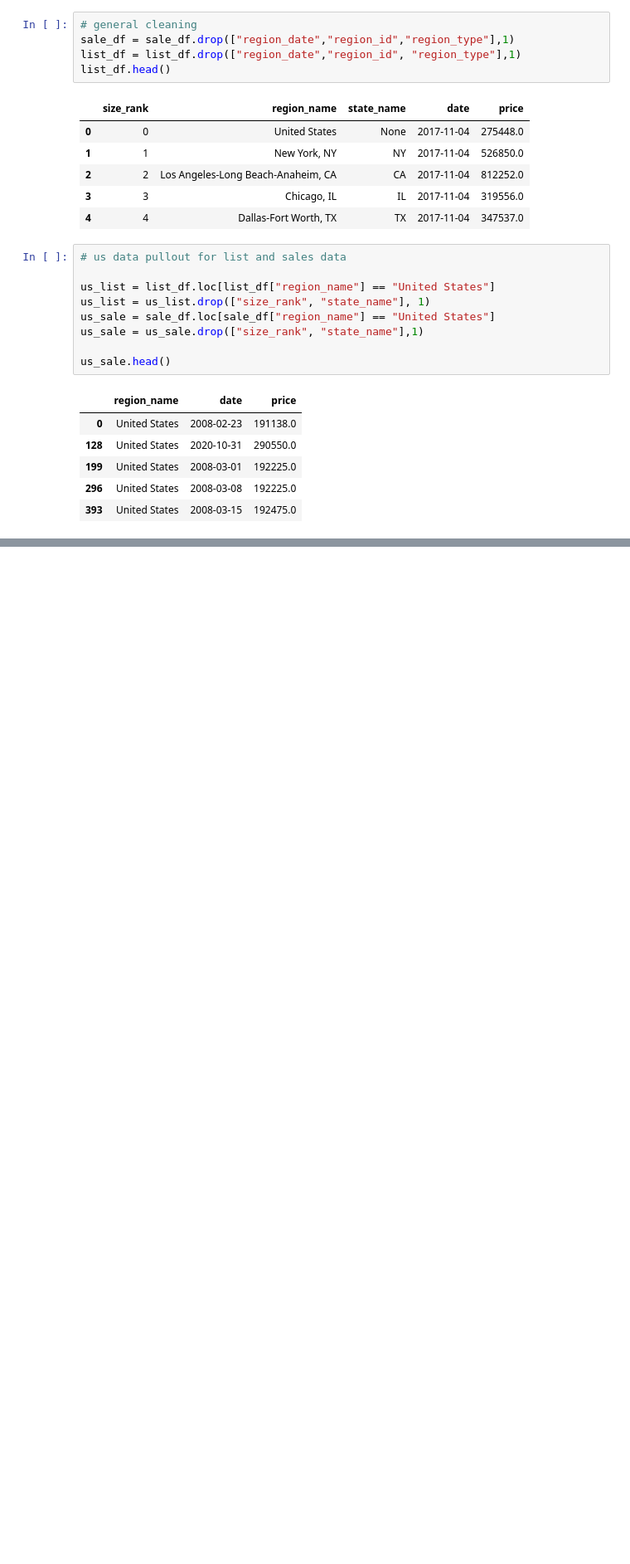
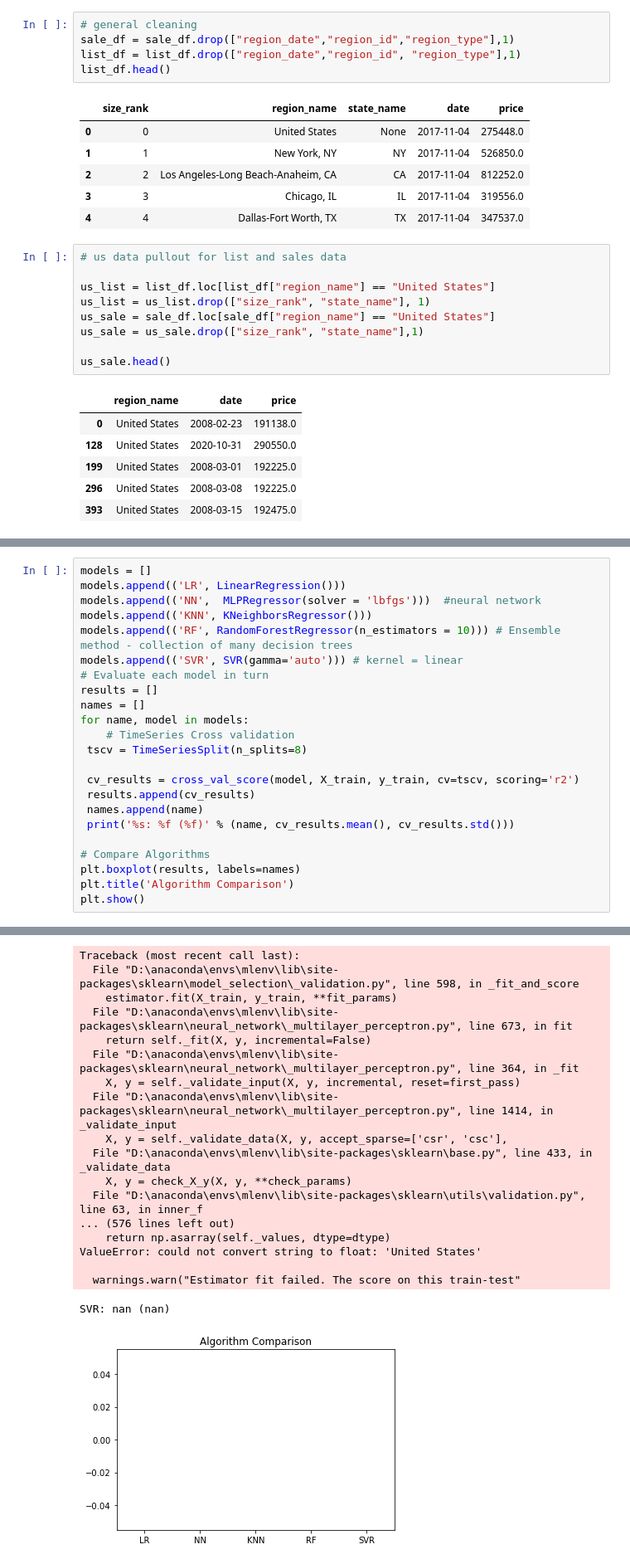
Before and after one commit to PhamJohn/Zillow_Group_Project, a Jupyter notebook: zillow_model1.ipynb, the cells around one changed output, grey strips where cells are left out. Shown at 83% size. Saved outputs shown, nothing was run; the diff lists cells and outputs as text; blank space fills up the shorter version.

```diff
--- a/zillow_model1.ipynb
+++ b/zillow_model1.ipynb
@@ -248,0 +160,24 @@ plt.plot(result.observed)
+# %%
+models = []
+models.append(('LR', LinearRegression()))
+models.append(('NN',  MLPRegressor(solver = 'lbfgs')))  #neural network
+models.append(('KNN', KNeighborsRegressor()))
+models.append(('RF', RandomForestRegressor(n_estimators = 10))) # Ensemble method - collection of many decision trees
+models.append(('SVR', SVR(gamma='auto'))) # kernel = linear
+# Evaluate each model in turn
+results = []
+names = []
+for name, model in models:
+    # TimeSeries Cross validation
+ tscv = TimeSeriesSplit(n_splits=8)
+
+ cv_results = cross_val_score(model, X_train, y_train, cv=tscv, scoring='r2')
+ results.append(cv_results)
+ names.append(name)
+ print('%s: %f (%f)' % (name, cv_results.mean(), cv_results.std()))
+
+# Compare Algorithms
+plt.boxplot(results, labels=names)
+plt.title('Algorithm Comparison')
+plt.show()
+# %% [output]
@@ -248,0 +205,19 @@ plt.plot(result.observed)
+Traceback (most recent call last):
+  File "D:\anaconda\envs\mlenv\lib\site-packages\sklearn\model_selection\_validation.py", line 598, in _fit_and_score
+    estimator.fit(X_train, y_train, **fit_params)
+  File "D:\anaconda\envs\mlenv\lib\site-packages\sklearn\neural_network\_multilayer_perceptron.py", line 673, in fit
+    return self._fit(X, y, incremental=False)
+  File "D:\anaconda\envs\mlenv\lib\site-packages\sklearn\neural_network\_multilayer_perceptron.py", line 364, in _fit
+    X, y = self._validate_input(X, y, incremental, reset=first_pass)
+  File "D:\anaconda\envs\mlenv\lib\site-packages\sklearn\neural_network\_multilayer_perceptron.py", line 1414, in _validate_input
+    X, y = self._validate_data(X, y, accept_sparse=['csr', 'csc'],
+  File "D:\anaconda\envs\mlenv\lib\site-packages\sklearn\base.py", line 433, in _validate_data
+    X, y = check_X_y(X, y, **check_params)
+  File "D:\anaconda\envs\mlenv\lib\site-packages\sklearn\utils\validation.py", line 63, in inner_f
+... (576 lines left out)
+    return np.asarray(self._values, dtype=dtype)
+ValueError: could not convert string to float: 'United States'
+
+  warnings.warn("Estimator fit failed. The score on this train-test"
+SVR: nan (nan)
+[figure, added]
```
Also changed, not shown: parts of 18 cells of this notebook.
